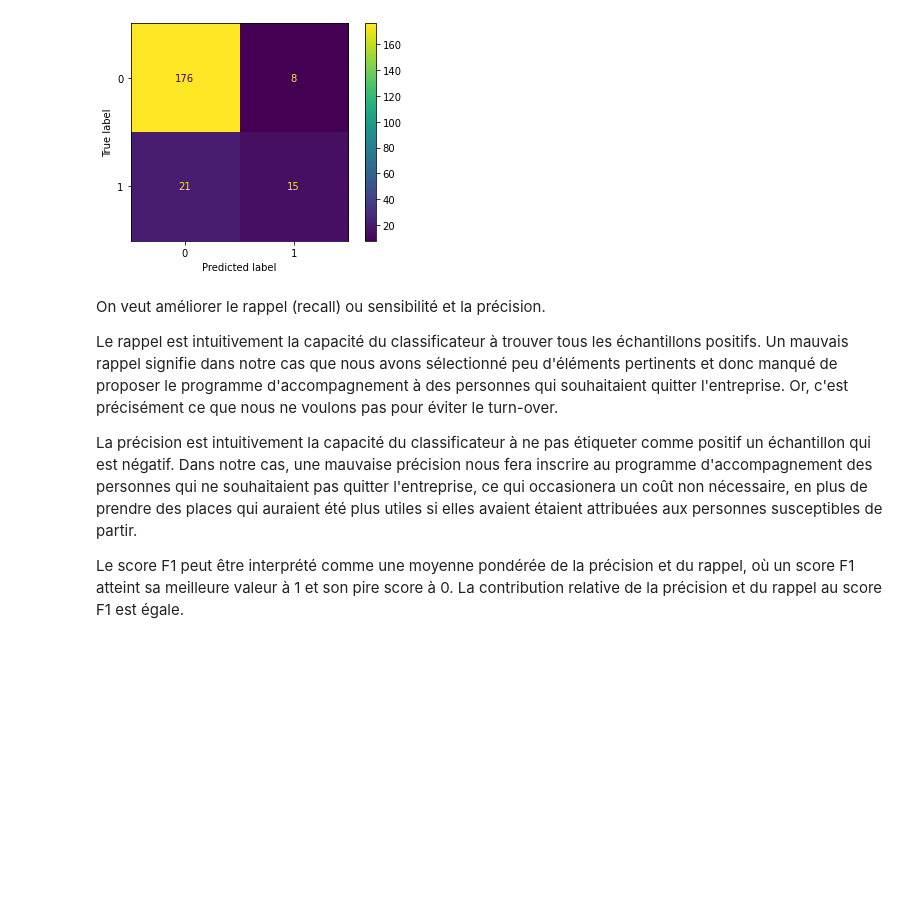
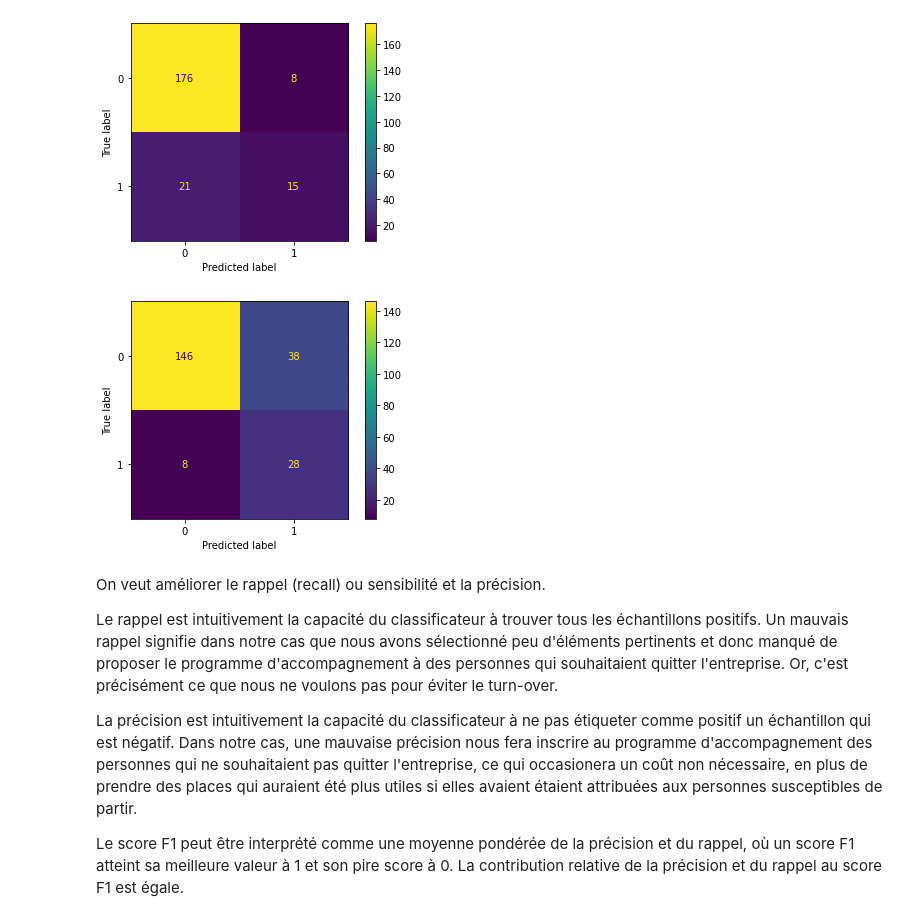
Before and after one commit to ATelders/turn_over, a Jupyter notebook: notebooks/2021-04-14-at-cs-logistic_regression.ipynb, the cells around one changed output. Drawn from its saved outputs; the diff is of its cells as text; code cells hidden in the pictures; blank space fills up the shorter version.

```diff
--- a/notebooks/2021-04-14-at-cs-logistic_regression.ipynb
+++ b/notebooks/2021-04-14-at-cs-logistic_regression.ipynb
@@ -159,14 +250,16 @@ Average Recall scores:
 ### Recherche des paramètres du modèle de classification par une validation croisée
 # %%
 param_grid = {
-    'classifier__C': [1, 10, 50, 65, 100],
-    'classifier__penalty' : ['l2'],
-    'classifier__solver' : ['newton-cg', 'lbfgs', 'liblinear', 'sag']
+    'classifier__C': [1, 3, 10, 30, 100],
+    'classifier__dual': [True, False],
+    'classifier__penalty' : ['l1', 'l2', 'elasticnet', 'none'],
+    'classifier__solver' : ['newton-cg', 'lbfgs', 'liblinear', 'sag'],
+    'classifier__l1_ratio' : [0.3, 0.5, 0.7]
 
 }
 
 
-grid_search = GridSearchCV(clf, param_grid, cv=5)
+grid_search = GridSearchCV(clf, param_grid, scoring=scoring, refit='roc_auc', cv=5)
 
 grid_search.fit(X_train, y_train)
 # %% [output]
@@ -222,0 +336,2 @@ array([[9.65461157e-01, 3.45388430e-02],
+# %%
+best_clf = grid_search.best_estimator_
@@ -281,6 +415,11 @@ plot_confusion_matrix(clf, X_test, y_test)
 plt.show()
 # %% [output]
 [figure]
+# %%
+plot_confusion_matrix(best_clf, X_test, y_test)
+plt.show()
+# %% [output]
+[figure, added]
 # %% [markdown]
 On veut améliorer le rappel (recall) ou sensibilité et la précision.
 
```
Also changed, not shown: parts of 32 cells of this notebook.
